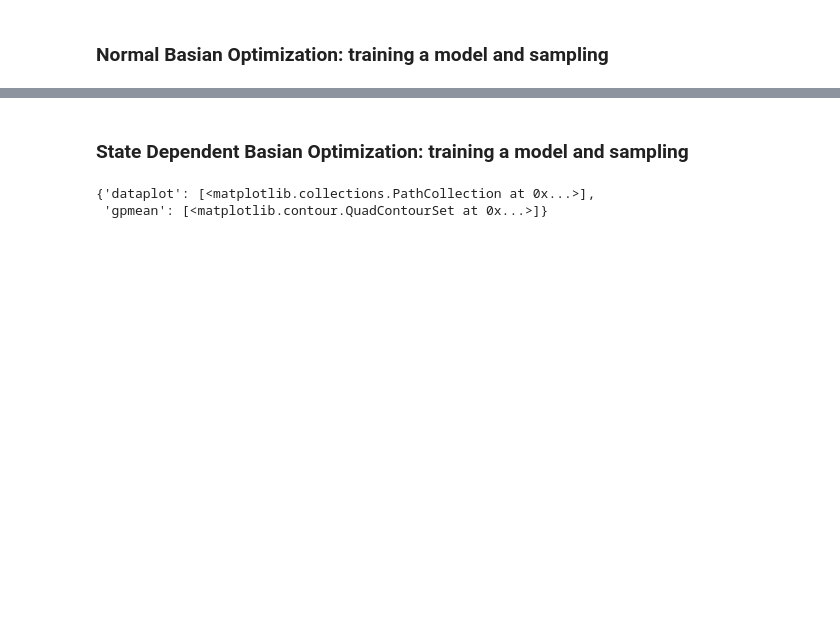
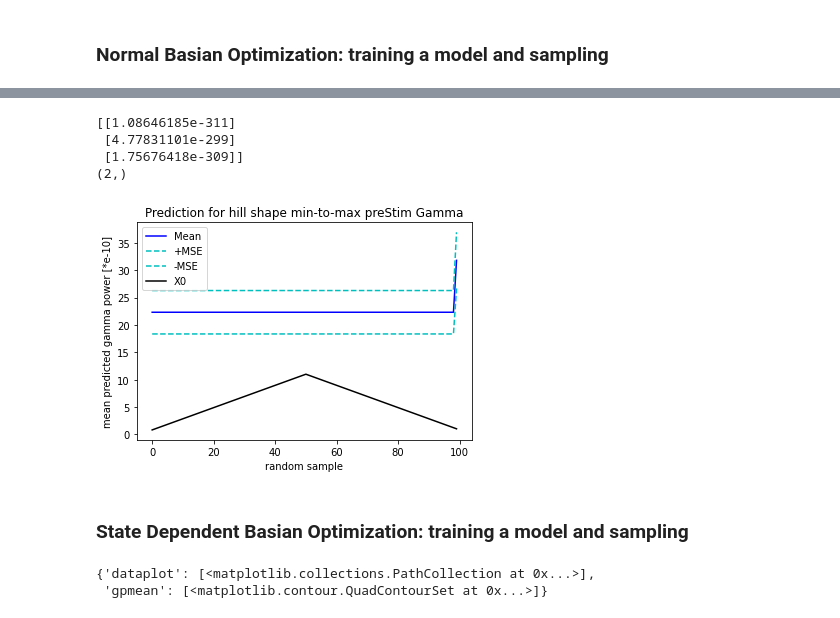
Before and after one commit to Simurgh818/NeuroGaussianProcess, a Jupyter notebook: state_dr_gp.ipynb, the cells around one changed output, grey strips where cells are left out. Cells and saved outputs as stored; diff of their text form; code cells hidden in the pictures; blank space fills up the shorter version.

```diff
--- a/state_dr_gp.ipynb
+++ b/state_dr_gp.ipynb
@@ -116,0 +174,8 @@ X0_coords, U1, X1, lower_bound, upper_bound, X0_psd, N_trials = model.gp_model(p
+# %%
+posteriorTestY_BaO = np.empty((100, 1))
+simY_BaO = np.empty((100, 1))
+simMse_BaO = np.empty((100, 1))
+
+for i in range(99):
+    print(i)
+    posteriorTestY_BaO[i:i+2,0], simY_BaO[i:i+2, ], simMse_BaO[i:i+2,] = model.sample(testX_BaO, trained_model_BaO);
@@ -117,3 +200,25 @@ X0_coords, U1, X1, lower_bound, upper_bound, X0_psd, N_trials = model.gp_model(p
+# %%
+posteriorTestY_BaO = np.empty((100, 1))
+print(posteriorTestY_BaO[0:3])
+print(np.shape(posteriorTestY_BaO[1:1+2,0]))
+# %% [output]
+[[1.08646185e-311]
+ [4.77831101e-299]
+ [1.75676418e-309]]
+(2,)
+# %%
+# plt.plot(posteriorTestY_BaO, 'r-')
+plt.plot(simY_BaO[:, 0], 'b-')
+plt.plot(simY_BaO[:, 0] + simMse_BaO[:, 0]** 0.5, 'c--')
+plt.plot(simY_BaO[:, 0] - simMse_BaO[:, 0]** 0.5, 'c--')
+plt.plot(hill_sum_preStim_gamma, 'k-')
+plt.ylabel('mean predicted gamma power [*e-10]')
+plt.xlabel('random sample')
+plt.title('Prediction for hill shape min-to-max preStim Gamma')
+plt.legend(['Mean','+MSE', '-MSE', 'X0'])
+plt.show()
+# %% [output]
+[figure, added]
 # %% [markdown]
 ### State Dependent Basian Optimization: training a model and sampling
 # %%
```
Also changed, not shown: parts of 17 cells of this notebook.
